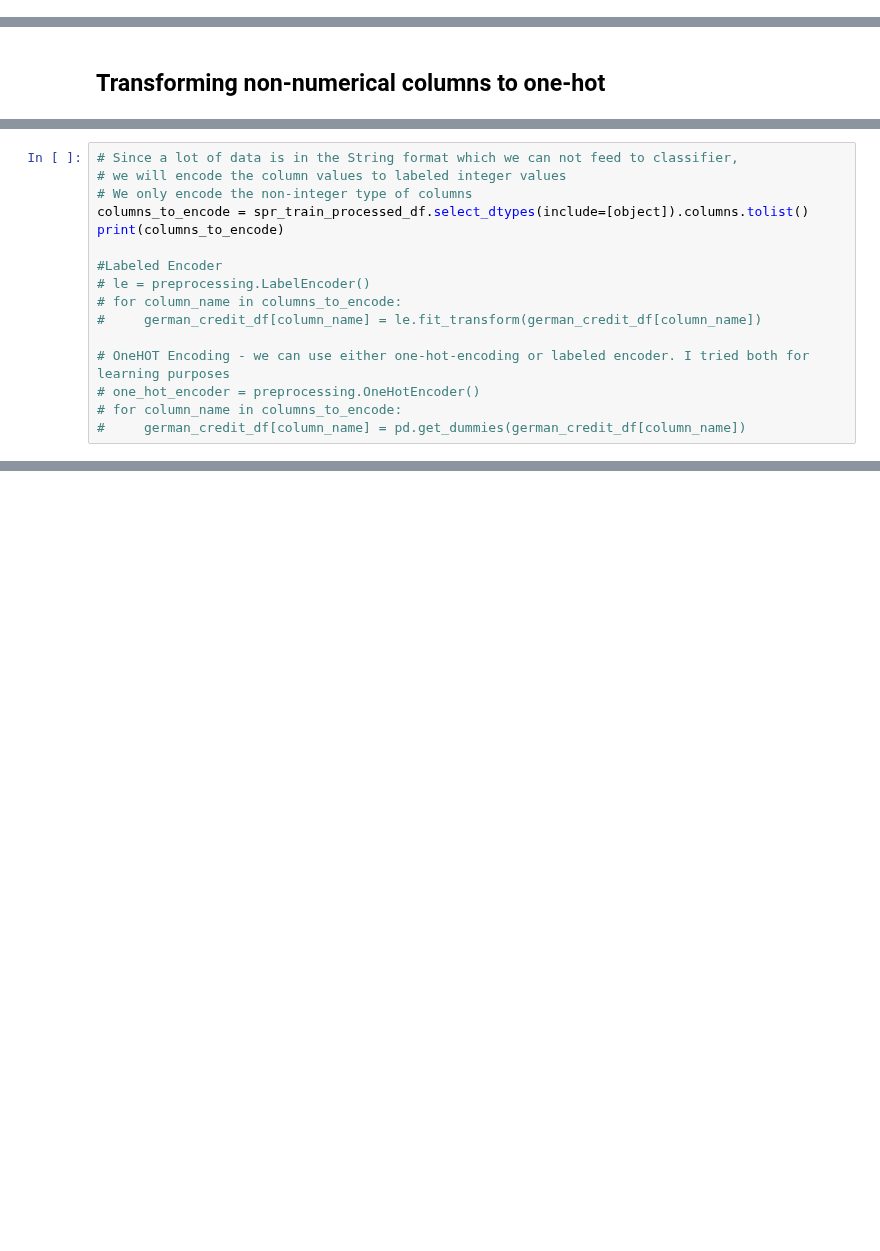
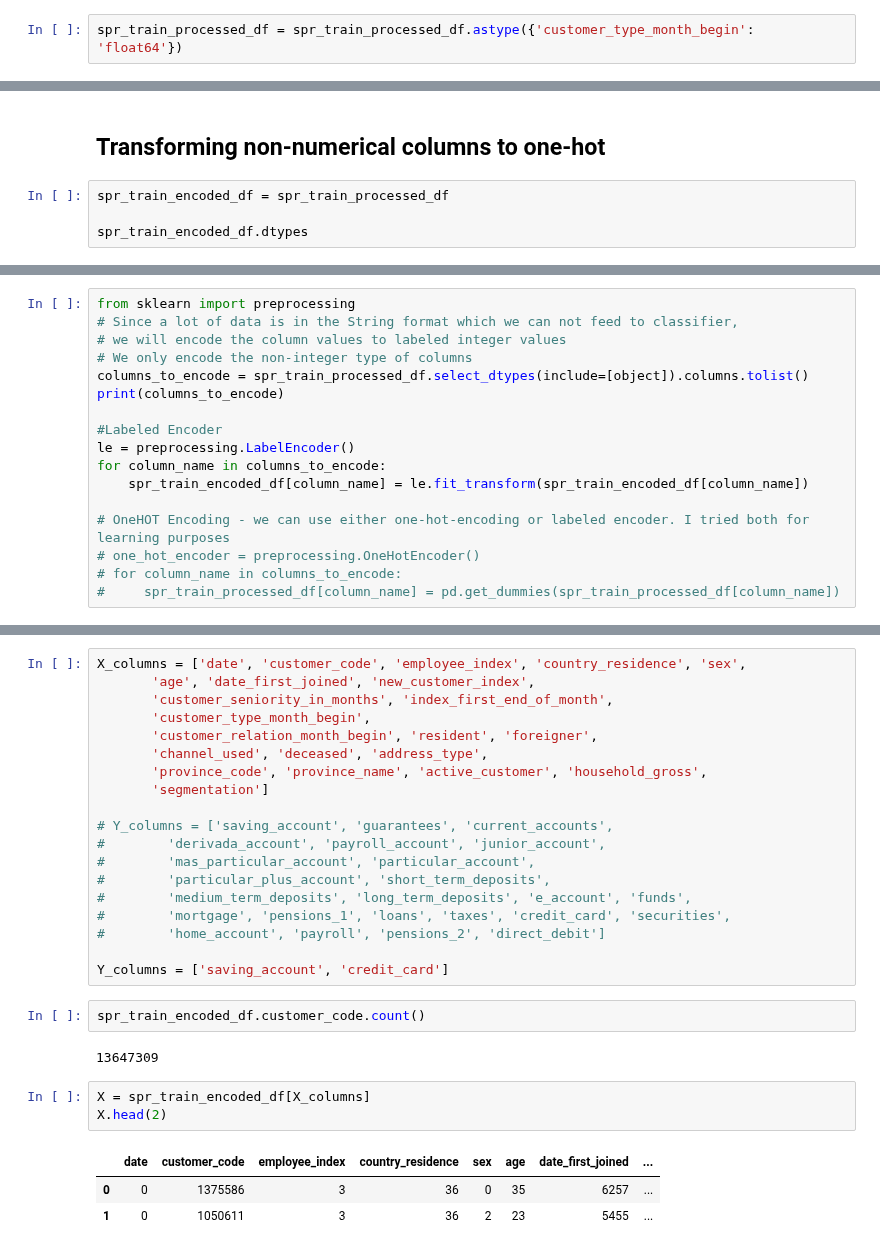
Before and after one commit to amarsinghen/santander-product-recommendation, a Jupyter notebook: Santander_Product_Recommendation.ipynb, the cells around one changed output, grey strips where cells are left out. Cells and saved outputs as stored; diff of their text form; blank space fills up the shorter version.

```diff
--- a/Santander_Product_Recommendation.ipynb
+++ b/Santander_Product_Recommendation.ipynb
@@ -354,3 +385,5 @@ spr_train_processed_df.loc[spr_train_processed_df['customer_type_month_begin'].i
+# %%
+spr_train_processed_df = spr_train_processed_df.astype({'customer_type_month_begin': 'float64'})
 # %% [markdown]
 ###  channel_used, province_name columns - Replaced null values with "UNK"
 # %%
@@ -395,2 +459,6 @@ spr_train_processed_df.isnull().sum()
 # %% [markdown]
 ## Transforming non-numerical columns to one-hot
+# %%
+spr_train_encoded_df = spr_train_processed_df
+
+spr_train_encoded_df.dtypes
@@ -397,4 +483,5 @@ spr_train_processed_df.isnull().sum()
 # %%
+from sklearn import preprocessing
 # Since a lot of data is in the String format which we can not feed to classifier,
 # we will encode the column values to labeled integer values
 # We only encode the non-integer type of columns
@@ -402,11 +489,11 @@ columns_to_encode = spr_train_processed_df.select_dtypes(include=[object]).colum
 print(columns_to_encode)
 
 #Labeled Encoder
-# le = preprocessing.LabelEncoder()
-# for column_name in columns_to_encode:
-#     german_credit_df[column_name] = le.fit_transform(german_credit_df[column_name])
+le = preprocessing.LabelEncoder()
+for column_name in columns_to_encode:
+    spr_train_encoded_df[column_name] = le.fit_transform(spr_train_encoded_df[column_name])
 
 # OneHOT Encoding - we can use either one-hot-encoding or labeled encoder. I tried both for learning purposes
 # one_hot_encoder = preprocessing.OneHotEncoder()
 # for column_name in columns_to_encode:
-#     german_credit_df[column_name] = pd.get_dummies(german_credit_df[column_name])
+#     spr_train_processed_df[column_name] = pd.get_dummies(spr_train_processed_df[column_name])
@@ -416,0 +507,30 @@ spr_train_processed_df.loc[spr_train_processed_df.age==' NA','age']
+# %%
+X_columns = ['date', 'customer_code', 'employee_index', 'country_residence', 'sex',
+       'age', 'date_first_joined', 'new_customer_index',
+       'customer_seniority_in_months', 'index_first_end_of_month',
+       'customer_type_month_begin',
+       'customer_relation_month_begin', 'resident', 'foreigner',
+       'channel_used', 'deceased', 'address_type',
+       'province_code', 'province_name', 'active_customer', 'household_gross',
+       'segmentation']
+
+# Y_columns = ['saving_account', 'guarantees', 'current_accounts',
+#        'derivada_account', 'payroll_account', 'junior_account',
+#        'mas_particular_account', 'particular_account',
+#        'particular_plus_account', 'short_term_deposits',
+#        'medium_term_deposits', 'long_term_deposits', 'e_account', 'funds',
+#        'mortgage', 'pensions_1', 'loans', 'taxes', 'credit_card', 'securities',
+#        'home_account', 'payroll', 'pensions_2', 'direct_debit']
+
+Y_columns = ['saving_account', 'credit_card']
+# %%
+spr_train_encoded_df.customer_code.count()
+# %% [output]
+13647309
+# %%
+X = spr_train_encoded_df[X_columns]
+X.head(2)
+# %% [output]
+|  | date | customer_code | employee_index | country_residence | sex | age | date_first_joined | ... |
+| 0 | 0 | 1375586 | 3 | 36 | 0 | 35 | 6257 | ... |
+| 1 | 0 | 1050611 | 3 | 36 | 2 | 23 | 5455 | ... |
```
Also changed, not shown: parts of 58 cells of this notebook.
